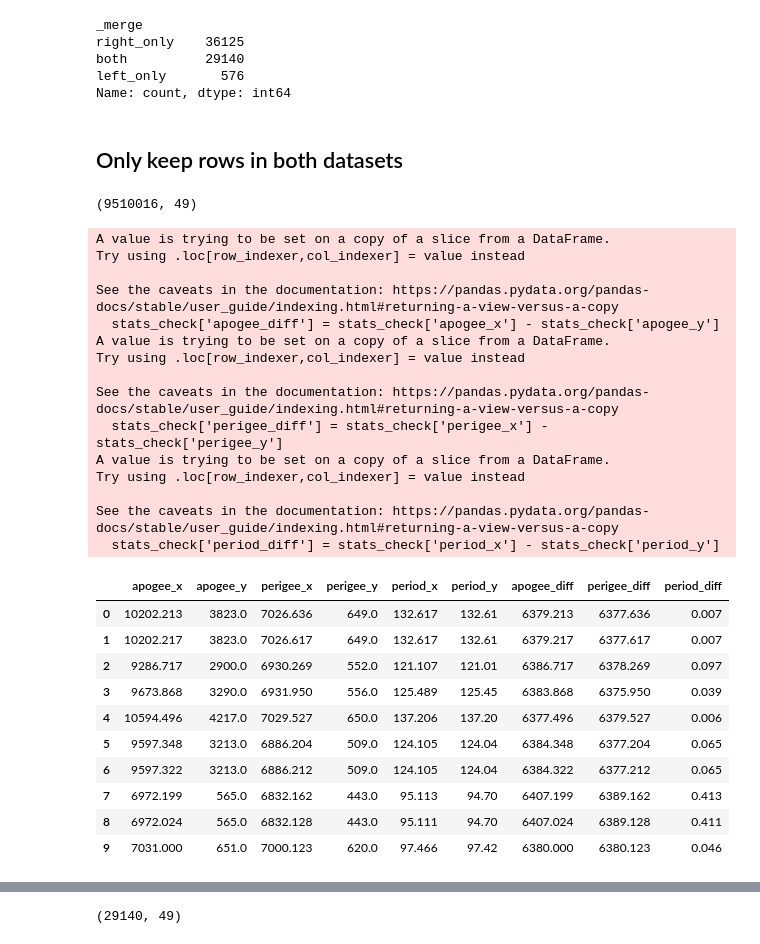
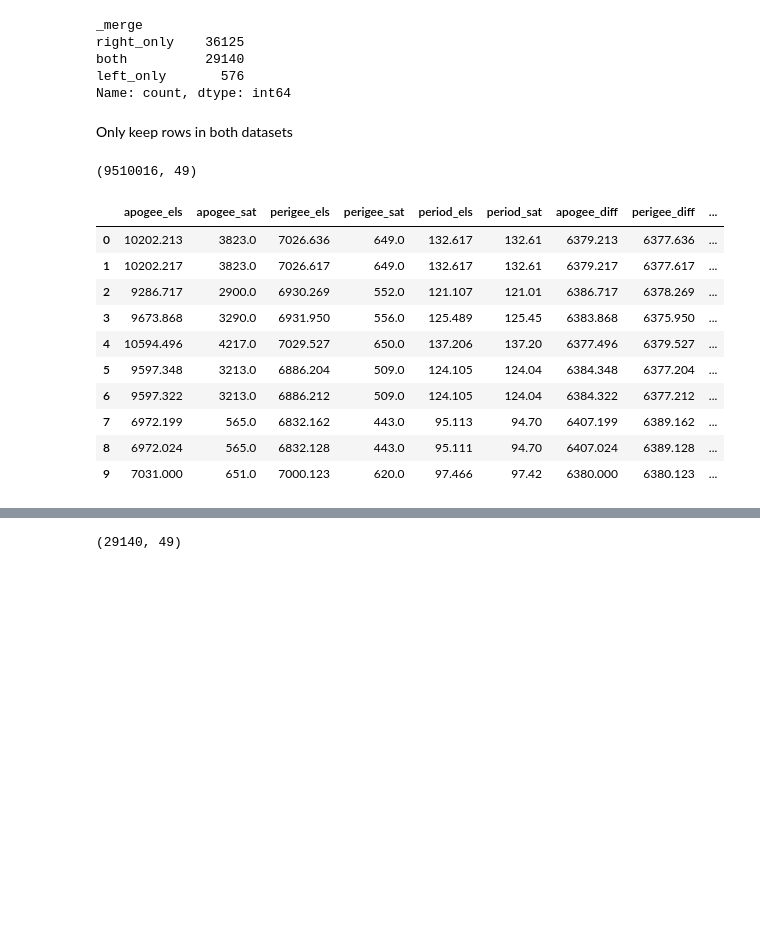
Before and after one commit to dezertdweller/Cosmic-Insights, a Jupyter notebook: notebooks/klg-eda/notebook.ipynb, the cells around one changed output, grey strips where cells are left out. Cells and saved outputs as stored; diff of their text form; code cells hidden in the pictures; blank space fills up the shorter version.

```diff
--- a/notebooks/klg-eda/notebook.ipynb
+++ b/notebooks/klg-eda/notebook.ipynb
@@ -330,45 +330,30 @@ both          29140
 left_only       576
 Name: count, dtype: int64
 # %% [markdown]
-## Only keep rows in both datasets
+Only keep rows in both datasets
 # %%
-merged = df_all.merge(satcat, left_on='satNo', right_on='norad_cat_id', how='inner')
+merged = df_all.merge(satcat, left_on='satNo', right_on='norad_cat_id', how='inner', suffixes=('_els', '_sat'))
 merged.shape
 # %% [output]
 (9510016, 49)
 # %%
-stats_check = merged[['apogee_x', 'apogee_y', 'perigee_x', 'perigee_y', 'period_x', 'period_y']]
-stats_check['apogee_diff'] = stats_check['apogee_x'] - stats_check['apogee_y']
-stats_check['perigee_diff'] = stats_check['perigee_x'] - stats_check['perigee_y']
-stats_check['period_diff'] = stats_check['period_x'] - stats_check['period_y']
+stats_check = merged[['apogee_els', 'apogee_sat', 'perigee_els', 'perigee_sat', 'period_els', 'period_sat']].copy()
+stats_check['apogee_diff'] = stats_check['apogee_els'] - stats_check['apogee_sat']
+stats_check['perigee_diff'] = stats_check['perigee_els'] - stats_check['perigee_sat']
+stats_check['period_diff'] = stats_check['period_els'] - stats_check['period_sat']
 stats_check.head(10)
 # %% [output]
-A value is trying to be set on a copy of a slice from a DataFrame.
-Try using .loc[row_indexer,col_indexer] = value instead
-
-See the caveats in the documentation: https://pandas.pydata.org/pandas-docs/stable/user_guide/indexing.html#returning-a-view-versus-a-copy
-  stats_check['apogee_diff'] = stats_check['apogee_x'] - stats_check['apogee_y']
-A value is trying to be set on a copy of a slice from a DataFrame.
-Try using .loc[row_indexer,col_indexer] = value instead
-
-See the caveats in the documentation: https://pandas.pydata.org/pandas-docs/stable/user_guide/indexing.html#returning-a-view-versus-a-copy
-  stats_check['perigee_diff'] = stats_check['perigee_x'] - stats_check['perigee_y']
-A value is trying to be set on a copy of a slice from a DataFrame.
-Try using .loc[row_indexer,col_indexer] = value instead
-
-See the caveats in the documentation: https://pandas.pydata.org/pandas-docs/stable/user_guide/indexing.html#returning-a-view-versus-a-copy
-  stats_check['period_diff'] = stats_check['period_x'] - stats_check['period_y']
-|  | apogee_x | apogee_y | perigee_x | perigee_y | period_x | period_y | apogee_diff | perigee_diff | period_diff |
-| 0 | 10202.213 | 3823.0 | 7026.636 | 649.0 | 132.617 | 132.61 | 6379.213 | 6377.636 | 0.007 |
-| 1 | 10202.217 | 3823.0 | 7026.617 | 649.0 | 132.617 | 132.61 | 6379.217 | 6377.617 | 0.007 |
-| 2 | 9286.717 | 2900.0 | 6930.269 | 552.0 | 121.107 | 121.01 | 6386.717 | 6378.269 | 0.097 |
-| 3 | 9673.868 | 3290.0 | 6931.950 | 556.0 | 125.489 | 125.45 | 6383.868 | 6375.950 | 0.039 |
-| 4 | 10594.496 | 4217.0 | 7029.527 | 650.0 | 137.206 | 137.20 | 6377.496 | 6379.527 | 0.006 |
-| 5 | 9597.348 | 3213.0 | 6886.204 | 509.0 | 124.105 | 124.04 | 6384.348 | 6377.204 | 0.065 |
-| 6 | 9597.322 | 3213.0 | 6886.212 | 509.0 | 124.105 | 124.04 | 6384.322 | 6377.212 | 0.065 |
-| 7 | 6972.199 | 565.0 | 6832.162 | 443.0 | 95.113 | 94.70 | 6407.199 | 6389.162 | 0.413 |
-| 8 | 6972.024 | 565.0 | 6832.128 | 443.0 | 95.111 | 94.70 | 6407.024 | 6389.128 | 0.411 |
-| 9 | 7031.000 | 651.0 | 7000.123 | 620.0 | 97.466 | 97.42 | 6380.000 | 6380.123 | 0.046 |
+|  | apogee_els | apogee_sat | perigee_els | perigee_sat | period_els | period_sat | apogee_diff | perigee_diff | ... |
+| 0 | 10202.213 | 3823.0 | 7026.636 | 649.0 | 132.617 | 132.61 | 6379.213 | 6377.636 | ... |
+| 1 | 10202.217 | 3823.0 | 7026.617 | 649.0 | 132.617 | 132.61 | 6379.217 | 6377.617 | ... |
+| 2 | 9286.717 | 2900.0 | 6930.269 | 552.0 | 121.107 | 121.01 | 6386.717 | 6378.269 | ... |
+| 3 | 9673.868 | 3290.0 | 6931.950 | 556.0 | 125.489 | 125.45 | 6383.868 | 6375.950 | ... |
+| 4 | 10594.496 | 4217.0 | 7029.527 | 650.0 | 137.206 | 137.20 | 6377.496 | 6379.527 | ... |
+| 5 | 9597.348 | 3213.0 | 6886.204 | 509.0 | 124.105 | 124.04 | 6384.348 | 6377.204 | ... |
+| 6 | 9597.322 | 3213.0 | 6886.212 | 509.0 | 124.105 | 124.04 | 6384.322 | 6377.212 | ... |
+| 7 | 6972.199 | 565.0 | 6832.162 | 443.0 | 95.113 | 94.70 | 6407.199 | 6389.162 | ... |
+| 8 | 6972.024 | 565.0 | 6832.128 | 443.0 | 95.111 | 94.70 | 6407.024 | 6389.128 | ... |
+| 9 | 7031.000 | 651.0 | 7000.123 | 620.0 | 97.466 | 97.42 | 6380.000 | 6380.123 | ... |
 # %%
 stats_check.describe()
 # %% [output]
```
Also changed, not shown: parts of 19 cells of this notebook.
